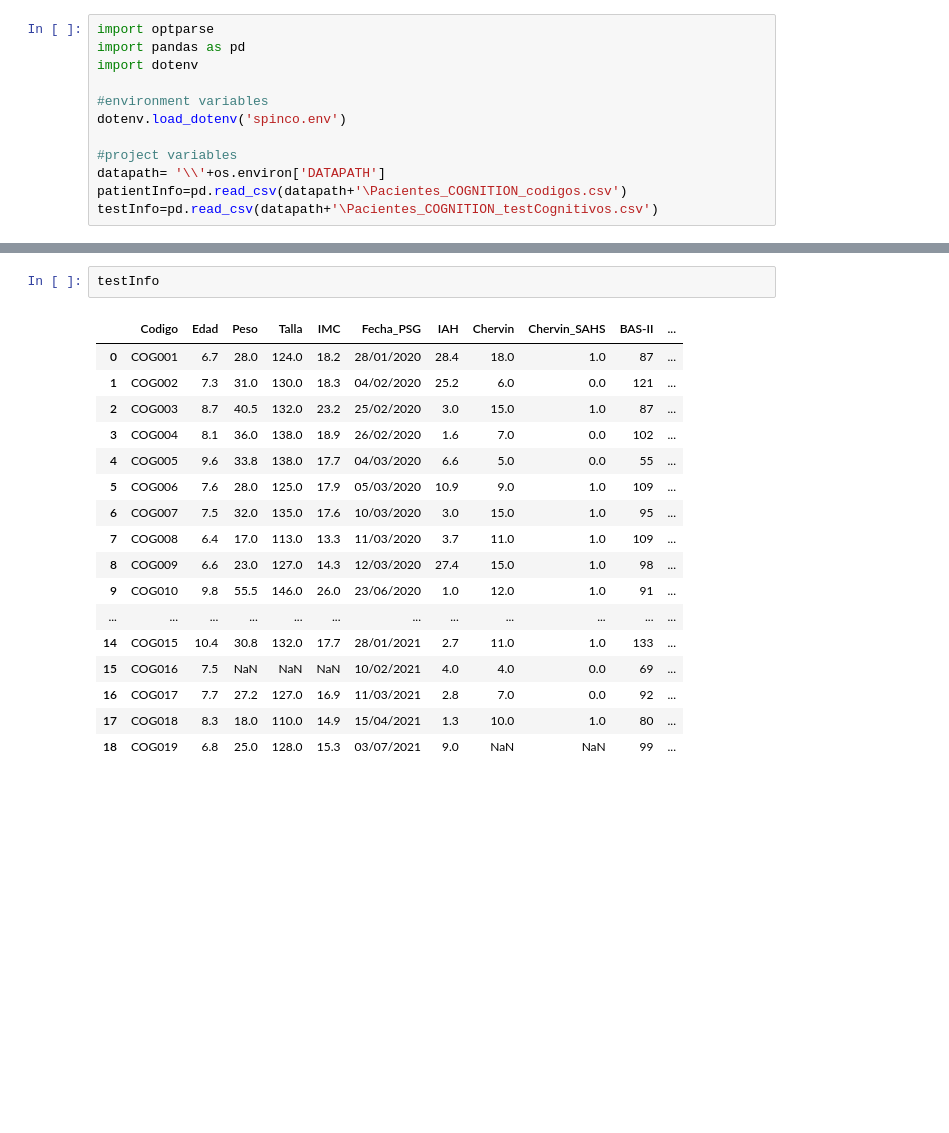
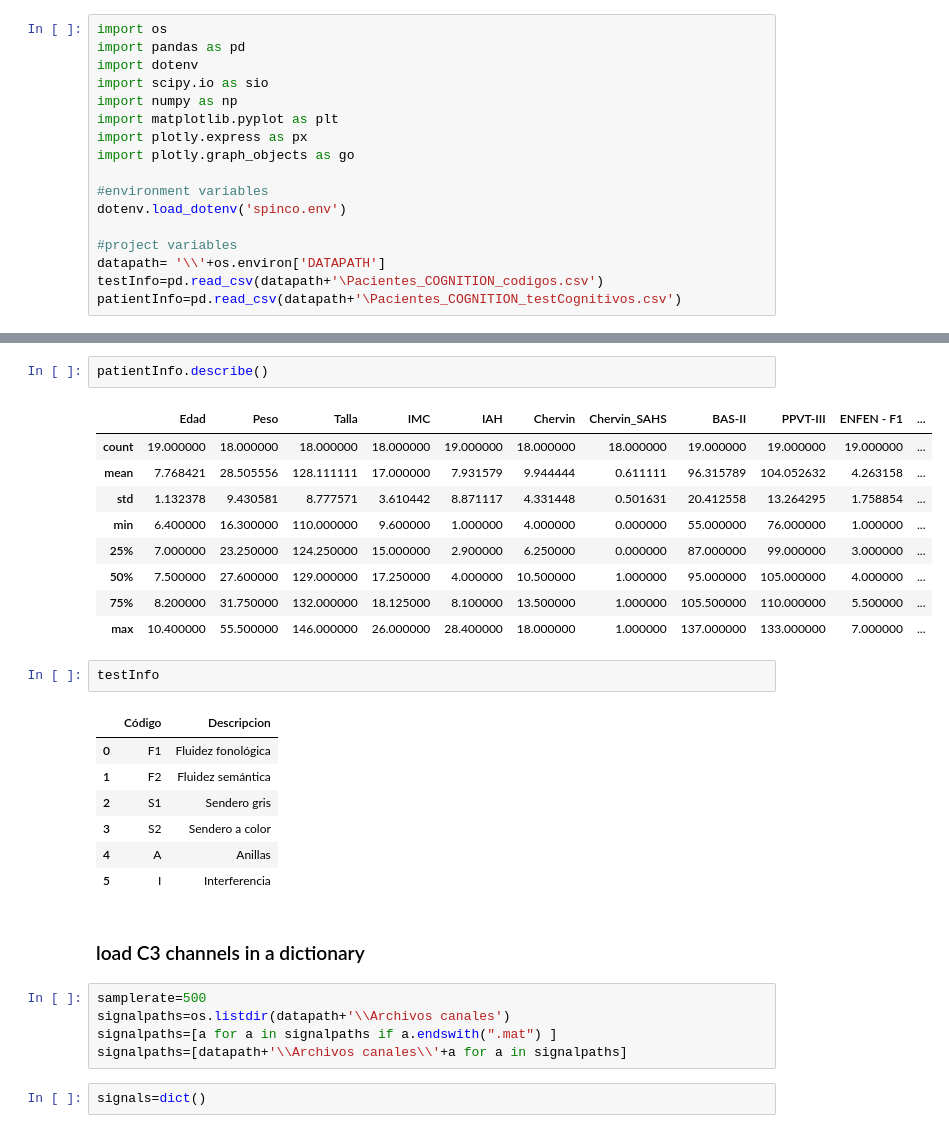
Before and after one commit to quiquegurdiel/SpinCo, a Jupyter notebook: Experiment001.ipynb, the cells around one changed output, grey strips where cells are left out. Cells and saved outputs as stored; diff of their text form; blank space fills up the shorter version.

```diff
--- a/Experiment001.ipynb
+++ b/Experiment001.ipynb
@@ -1,12 +3,17 @@
 # %%
-import optparse
+import os
 import pandas as pd
 import dotenv
+import scipy.io as sio
+import numpy as np
+import matplotlib.pyplot as plt
+import plotly.express as px
+import plotly.graph_objects as go
 
 #environment variables
 dotenv.load_dotenv('spinco.env')
 
 #project variables
 datapath= '\\'+os.environ['DATAPATH']
-patientInfo=pd.read_csv(datapath+'\Pacientes_COGNITION_codigos.csv')
-testInfo=pd.read_csv(datapath+'\Pacientes_COGNITION_testCognitivos.csv')
+testInfo=pd.read_csv(datapath+'\Pacientes_COGNITION_codigos.csv')
+patientInfo=pd.read_csv(datapath+'\Pacientes_COGNITION_testCognitivos.csv')
@@ -23,20 +42,31 @@ patientInfo
+# %%
+patientInfo.describe()
+# %% [output]
+|  | Edad | Peso | Talla | IMC | IAH | Chervin | Chervin_SAHS | BAS-II | PPVT-III | ENFEN - F1 | ... |
+| count | 19.000000 | 18.000000 | 18.000000 | 18.000000 | 19.000000 | 18.000000 | 18.000000 | 19.000000 | 19.000000 | 19.000000 | ... |
+| mean | 7.768421 | 28.505556 | 128.111111 | 17.000000 | 7.931579 | 9.944444 | 0.611111 | 96.315789 | 104.052632 | 4.263158 | ... |
+| std | 1.132378 | 9.430581 | 8.777571 | 3.610442 | 8.871117 | 4.331448 | 0.501631 | 20.412558 | 13.264295 | 1.758854 | ... |
+| min | 6.400000 | 16.300000 | 110.000000 | 9.600000 | 1.000000 | 4.000000 | 0.000000 | 55.000000 | 76.000000 | 1.000000 | ... |
+| 25% | 7.000000 | 23.250000 | 124.250000 | 15.000000 | 2.900000 | 6.250000 | 0.000000 | 87.000000 | 99.000000 | 3.000000 | ... |
+| 50% | 7.500000 | 27.600000 | 129.000000 | 17.250000 | 4.000000 | 10.500000 | 1.000000 | 95.000000 | 105.000000 | 4.000000 | ... |
+| 75% | 8.200000 | 31.750000 | 132.000000 | 18.125000 | 8.100000 | 13.500000 | 1.000000 | 105.500000 | 110.000000 | 5.500000 | ... |
+| max | 10.400000 | 55.500000 | 146.000000 | 26.000000 | 28.400000 | 18.000000 | 1.000000 | 137.000000 | 133.000000 | 7.000000 | ... |
 # %%
 testInfo
 # %% [output]
-|  | Codigo | Edad | Peso | Talla | IMC | Fecha_PSG | IAH | Chervin | Chervin_SAHS | BAS-II | ... |
-| 0 | COG001 | 6.7 | 28.0 | 124.0 | 18.2 | 28/01/2020 | 28.4 | 18.0 | 1.0 | 87 | ... |
-| 1 | COG002 | 7.3 | 31.0 | 130.0 | 18.3 | 04/02/2020 | 25.2 | 6.0 | 0.0 | 121 | ... |
-| 2 | COG003 | 8.7 | 40.5 | 132.0 | 23.2 | 25/02/2020 | 3.0 | 15.0 | 1.0 | 87 | ... |
-| 3 | COG004 | 8.1 | 36.0 | 138.0 | 18.9 | 26/02/2020 | 1.6 | 7.0 | 0.0 | 102 | ... |
-| 4 | COG005 | 9.6 | 33.8 | 138.0 | 17.7 | 04/03/2020 | 6.6 | 5.0 | 0.0 | 55 | ... |
-| 5 | COG006 | 7.6 | 28.0 | 125.0 | 17.9 | 05/03/2020 | 10.9 | 9.0 | 1.0 | 109 | ... |
-| 6 | COG007 | 7.5 | 32.0 | 135.0 | 17.6 | 10/03/2020 | 3.0 | 15.0 | 1.0 | 95 | ... |
-| 7 | COG008 | 6.4 | 17.0 | 113.0 | 13.3 | 11/03/2020 | 3.7 | 11.0 | 1.0 | 109 | ... |
-| 8 | COG009 | 6.6 | 23.0 | 127.0 | 14.3 | 12/03/2020 | 27.4 | 15.0 | 1.0 | 98 | ... |
-| 9 | COG010 | 9.8 | 55.5 | 146.0 | 26.0 | 23/06/2020 | 1.0 | 12.0 | 1.0 | 91 | ... |
-| ... | ... | ... | ... | ... | ... | ... | ... | ... | ... | ... | ... |
-| 14 | COG015 | 10.4 | 30.8 | 132.0 | 17.7 | 28/01/2021 | 2.7 | 11.0 | 1.0 | 133 | ... |
-| 15 | COG016 | 7.5 | NaN | NaN | NaN | 10/02/2021 | 4.0 | 4.0 | 0.0 | 69 | ... |
-| 16 | COG017 | 7.7 | 27.2 | 127.0 | 16.9 | 11/03/2021 | 2.8 | 7.0 | 0.0 | 92 | ... |
-| 17 | COG018 | 8.3 | 18.0 | 110.0 | 14.9 | 15/04/2021 | 1.3 | 10.0 | 1.0 | 80 | ... |
-| 18 | COG019 | 6.8 | 25.0 | 128.0 | 15.3 | 03/07/2021 | 9.0 | NaN | NaN | 99 | ... |
+|  | Código | Descripcion |
+| 0 | F1 | Fluidez fonológica |
+| 1 | F2 | Fluidez semántica |
+| 2 | S1 | Sendero gris |
+| 3 | S2 | Sendero a color |
+| 4 | A | Anillas |
+| 5 | I | Interferencia |
+# %% [markdown]
+### load C3 channels in a dictionary
+# %%
+samplerate=500
+signalpaths=os.listdir(datapath+'\\Archivos canales')
+signalpaths=[a for a in signalpaths if a.endswith(".mat") ]
+signalpaths=[datapath+'\\Archivos canales\\'+a for a in signalpaths]
+# %%
+signals=dict()
```
Also changed, not shown: parts of 20 cells of this notebook, 1 other file.
